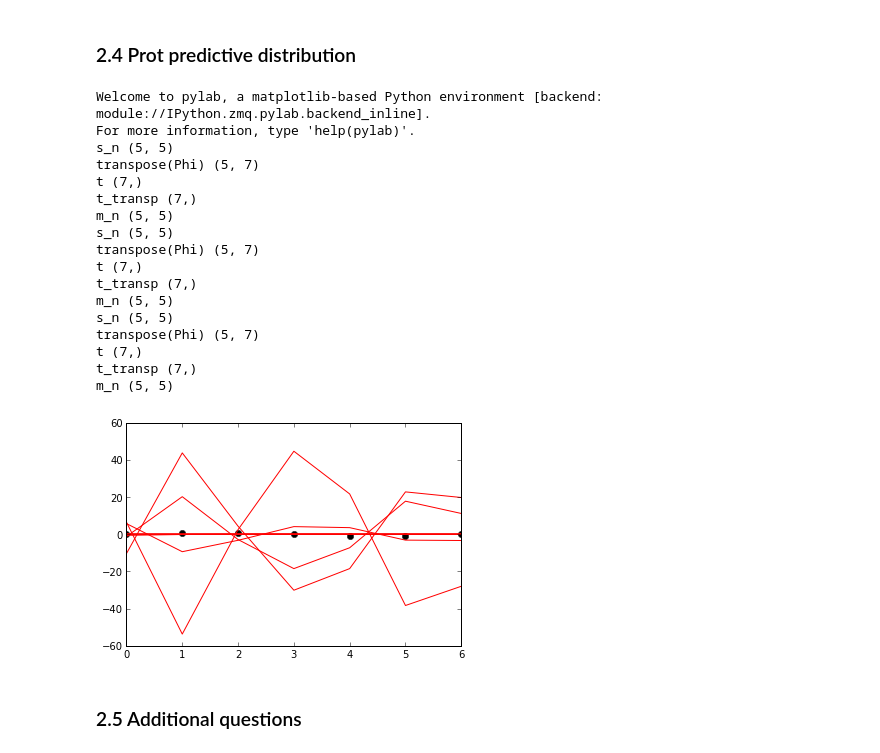
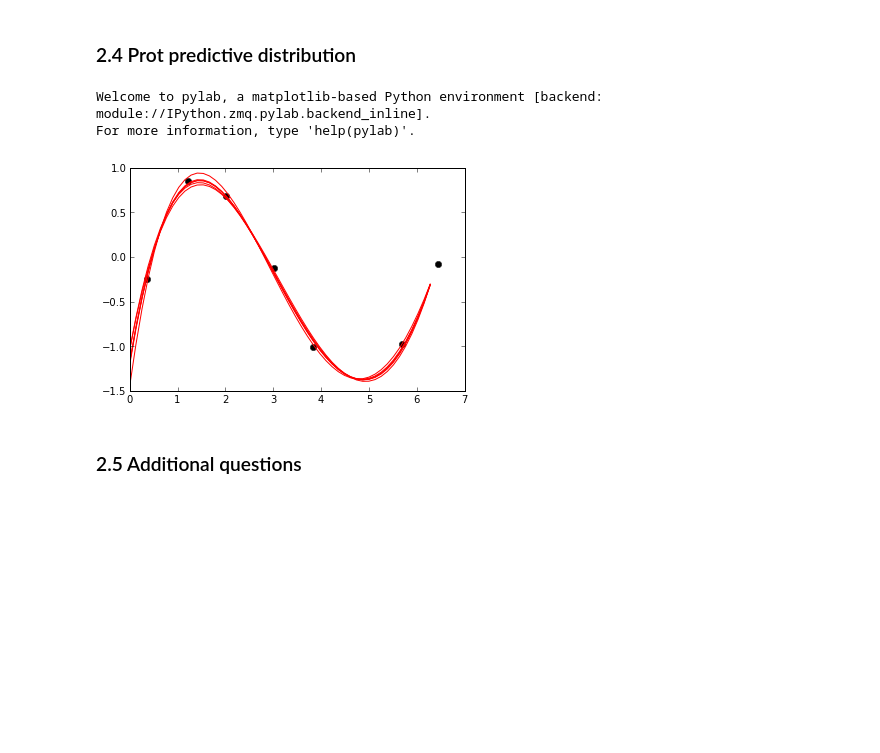
Before and after one commit to jaivalis/MLPR-Labs, a Jupyter notebook: Lab1Solutions.ipynb, the cells around one changed output. Drawn from its saved outputs; the diff is of its cells as text; code cells hidden in the pictures; blank space fills up the shorter version.

```diff
--- a/Lab1Solutions.ipynb
+++ b/Lab1Solutions.ipynb
@@ -333,7 +333,7 @@ def gen_sinusoidal2(N):
     retx = []
     rety = []
     for i in np.linspace(0, 2*np.pi, N) :
-        retx.append(i + random.uniform(-0.1, 0.1))
+        retx.append(i + random.uniform(-0.5, 0.5))
         rety.append(np.sin(i) + np.random.normal(-0.1, 0.1))
     retx = np.array([retx])
     rety = np.array([rety])
@@ -414,60 +417,34 @@ def predict_polynomial_bayes(x, m, S, beta):
 # %%
 %pylab inline
 def plot_Bayesian_predictive_distribution(x, t, m_n, s_n):
-    x = np.arange(0, 2*pi);
+    rang = linspace(0, 2*pi);
 
     for i in range (0, len(t)):
         plot (x[i], t[i], marker='o', color='k')
 
-    for i in range (0, len(m_n[:,0])):
-        poly = m_n[:,i]
-        pol = np.polynomial.Polynomial(poly.reshape(1,poly.shape[0])[0])
-        plt.plot(x, pol(x), 'r')
-    for i in range (0, len(s_n)):
-        poly = s_n[i]
-        pol = np.polynomial.Polynomial(poly.reshape(1,poly.shape[0])[0])
-        plt.plot(x, pol(x), 'r')
-  #      plt.fill_between( x, pol(x) - s_n[i], pol(x) + s_n[i], alpha = 0.1)
-#    poly = m_n[:, 0]
-#    pol = np.polynomial.Polynomial(poly.reshape(1,poly.shape[0])[0])
-#    plt.plot(x, pol(x), 'r')
-#    plt.fill_between( , , alpha = 0.1)
+    poly = m_n
+    pol = np.polynomial.Polynomial(poly.reshape(1,poly.shape[0])[0])
+    plt.plot(rang, pol(rang), 'r')
 
-#    for i in range (0, len(m_n)):
-#        poly = m_n[:, i]
-#        pol = np.polynomial.Polynomial(poly.reshape(1,poly.shape[0])[0])
-#        plt.plot(x, pol(x), 'r')
-    #mean = np.polynomial.Polynomial(np.poly.reshape(1, poly.shape[0])[0])
+    for i in range (0, len(s_n[0])):
+        polyS = s_n[i]
+        polS = np.polynomial.Polynomial(polyS.reshape(1,polyS.shape[0])[0])
+        plt.plot(rang, pol(rang) + polS(rang), 'r')
 
 toy_data = gen_sinusoidal2(7)
 x = toy_data[0]
 t = toy_data[1]
 #x = [-0.05620824,  1.00078937,  2.1429807,   3.16015134,  4.19276313,  5.21819086, 6.22000009]
 #t = [-0.2109823,   0.73987949,  0.86517514, -0.19954382, -1.09343082, -0.95887636, -0.24633497]
 
 snmn = fit_polynomial_bayes(x, t, 5, 0.5, 1/(0.2)**2)
-m_n = fit_polynomial_bayes(x, t, 5, 0.5, 1/(0.2)**2)[0]
-s_n = fit_polynomial_bayes(x, t, 5, 0.5, 1/(0.2)**2)[1]
+m_n = snmn[0]
+s_n = snmn[1]
 
 plot_Bayesian_predictive_distribution(x, t, m_n, s_n)
 # %% [output]
 Welcome to pylab, a matplotlib-based Python environment [backend: module://IPython.zmq.pylab.backend_inline].
 For more information, type 'help(pylab)'.
-s_n (5, 5)
-transpose(Phi) (5, 7)
-t (7,)
-t_transp (7,)
-m_n (5, 5)
-s_n (5, 5)
-transpose(Phi) (5, 7)
-t (7,)
-t_transp (7,)
-m_n (5, 5)
-s_n (5, 5)
-transpose(Phi) (5, 7)
-t (7,)
-t_transp (7,)
-m_n (5, 5)
-[figure, old version]
+[figure, new version]
 # %% [markdown]
 ### 2.5 Additional questions
```
Also changed, not shown: parts of 2 cells of this notebook.
